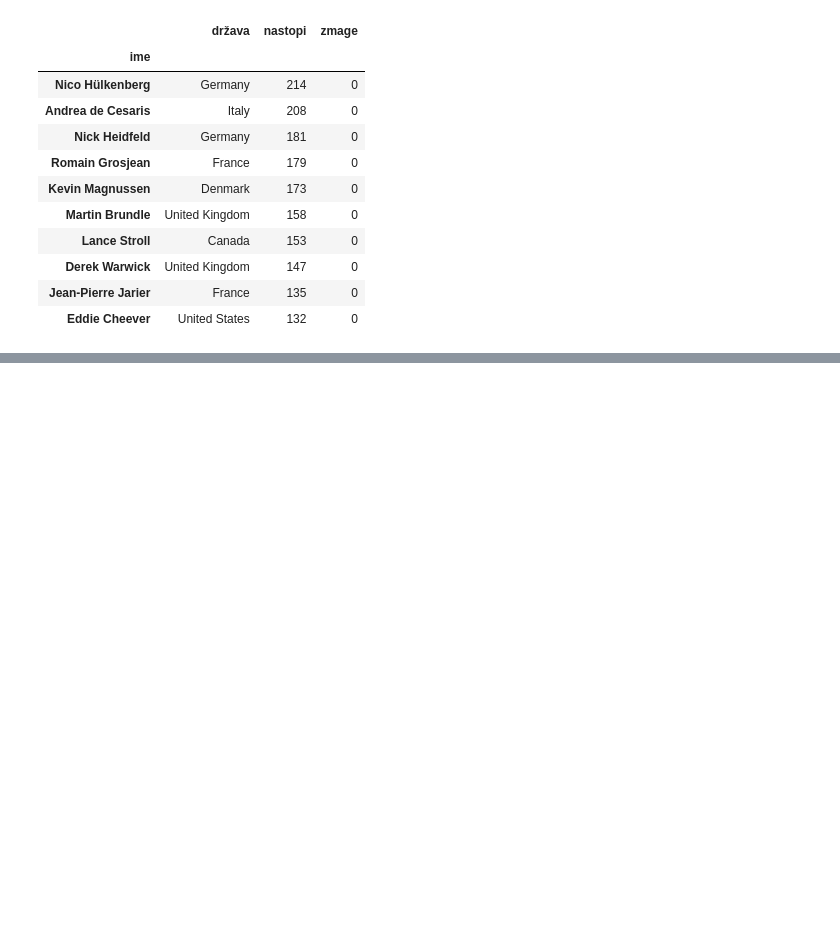
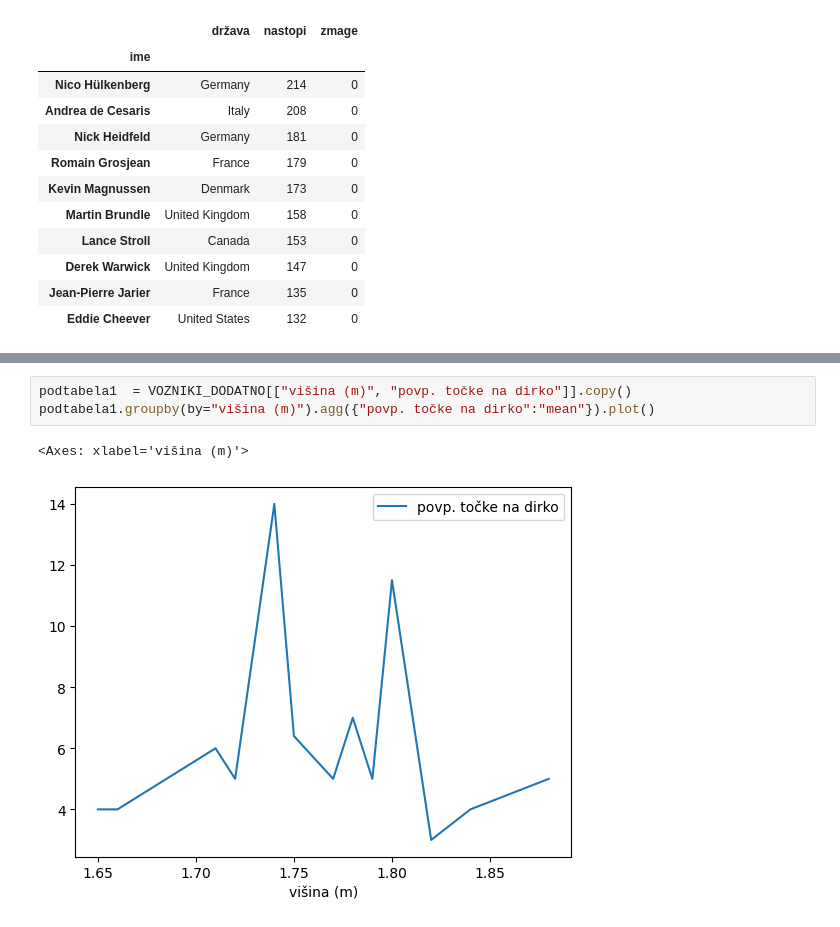
Before and after one commit to ZigaObradovic/F1_Vozniki, a Jupyter notebook: analiza_voznikov.ipynb, the cells around one changed output, grey strips where cells are left out. Cells and saved outputs as stored; diff of their text form; blank space fills up the shorter version.

```diff
--- a/analiza_voznikov.ipynb
+++ b/analiza_voznikov.ipynb
@@ -87,0 +119,6 @@ podtabela.sort_values("povp. točke na dirko", ascending=False)[['država', 'nas
+# %%
+podtabela1  = VOZNIKI_DODATNO[["višina (m)", "povp. točke na dirko"]].copy()
+podtabela1.groupby(by="višina (m)").agg({"povp. točke na dirko":"mean"}).plot()
+# %% [output]
+<Axes: xlabel='višina (m)'>
+[figure, added]
```
Also changed, not shown: parts of 9 cells of this notebook.
